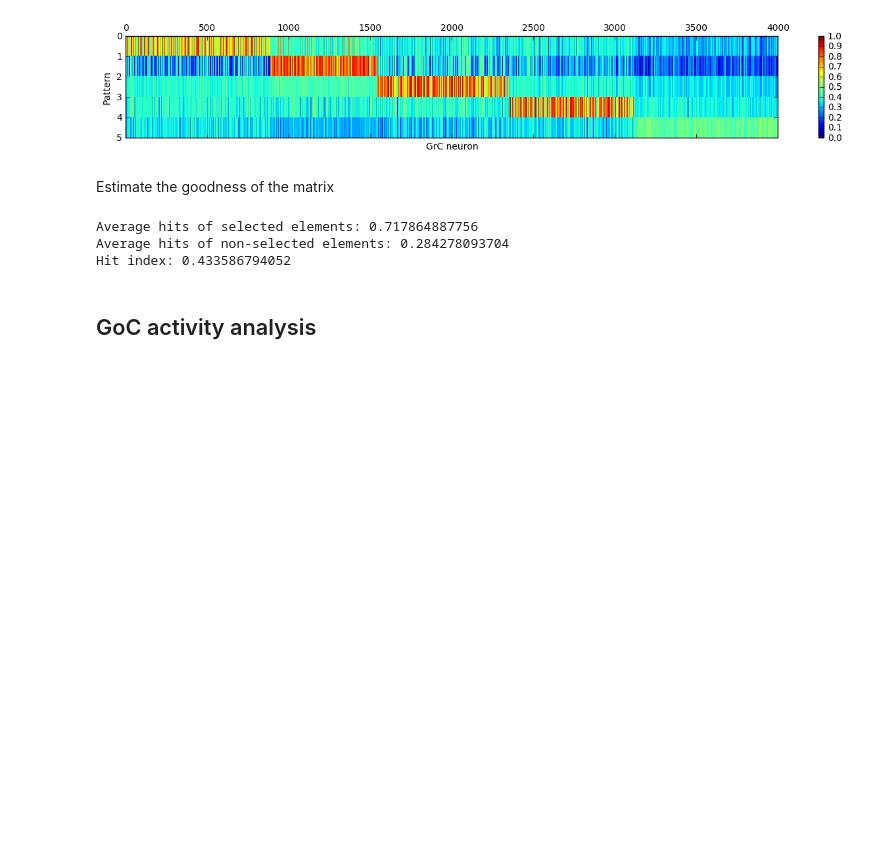
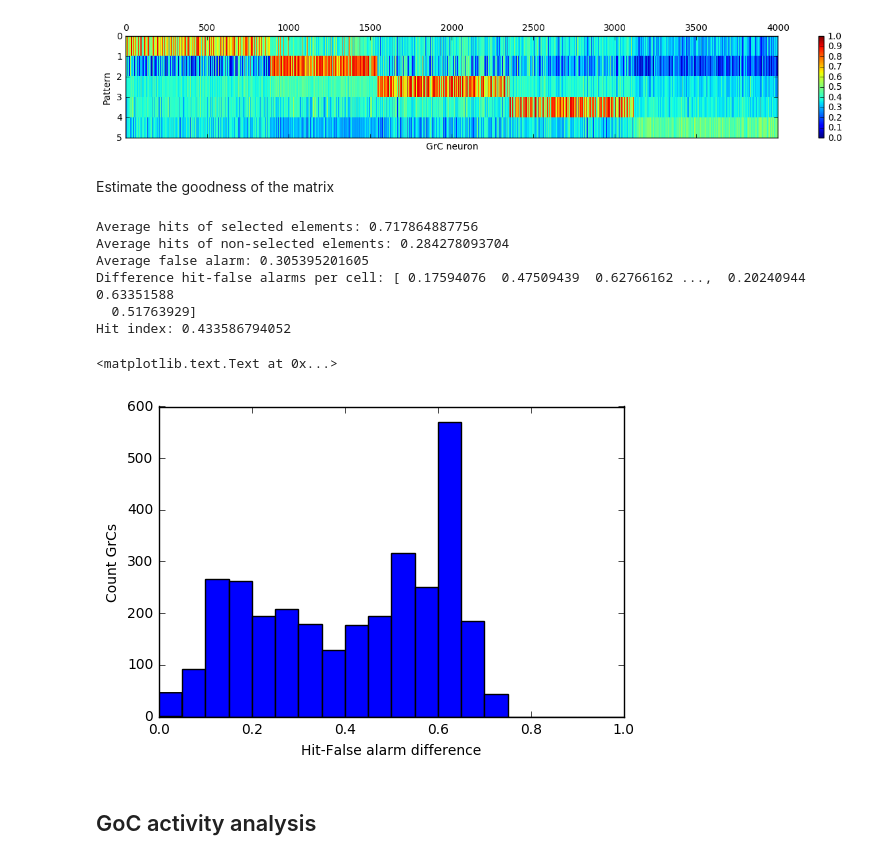
Before and after one commit to jgarridoalcazar/InhPlastVisualization, a Jupyter notebook: analysis/mfGrC/GrCActivityAnalysisAll.ipynb, the cells around one changed output. Drawn from its saved outputs; the diff is of its cells as text; code cells hidden in the pictures; blank space fills up the shorter version.

```diff
--- a/analysis/mfGrC/GrCActivityAnalysisAll.ipynb
+++ b/analysis/mfGrC/GrCActivityAnalysisAll.ipynb
@@ -22,7 +22,7 @@ simulation = FrequencySimulation.FrequencySimulation(config_file=config_file)
 # %% [markdown]
 Initialize the simulation
 # %%
-simulation.config_options['simulation']['verbosity'] = 'Debug'
+simulation.config_options['simulation']['verbosity'] = 'Info'
 simulation.config_options['simulation']['seed'] = 12345
 simulation.config_options['simulation']['time'] = simulation_time
 simulation.config_options['simulation']['register_activity_only_in_test'] = False
@@ -351,27 +347,41 @@ Estimate the goodness of the matrix
 # %%
 extended_hit = numpy.append(hit_matrix, [faa_matrix], axis=0)
 selected_pattern = numpy.argmax(extended_hit, axis=0)
 
 # Select those cells mainly responding to one of the patterns
 ind = numpy.where(selected_pattern<simulation.pattern_generator.number_of_patterns)
 
 diagonal = hit_matrix[selected_pattern[ind],ind]
+fa_diagonal = fa_matrix[selected_pattern[ind],ind]
+hit_fa_diff_per_cell = diagonal[0] - fa_diagonal[0]
 
 # Create a new matrix setting the diagonal values to zero
 zero_matrix = numpy.copy(hit_matrix)
 zero_matrix[selected_pattern[ind],ind] = 0.0
 
 # Calculate the average of the diagonal elements
 av_selected = numpy.average(diagonal)
 av_nonselected = numpy.sum(zero_matrix[:])/(simulation.cerebellum.get_number_of_elements(layer=layer)*(simulation.pattern_generator.number_of_patterns))
+av_fa_selected = numpy.average(fa_diagonal)
 print 'Average hits of selected elements:',av_selected
 print 'Average hits of non-selected elements:',av_nonselected
+print 'Average false alarm:',av_fa_selected
+print 'Difference hit-false alarms per cell:', hit_fa_diff_per_cell
 hit_index = av_selected - av_nonselected
 print 'Hit index:',hit_index
+plt.figure()
+plt.hist(hit_fa_diff_per_cell, bins=20, range=(0,1))
+plt.ylabel('Count GrCs')
+plt.xlabel('Hit-False alarm difference')
 # %% [output]
 Average hits of selected elements: 0.717864887756
 Average hits of non-selected elements: 0.284278093704
+Average false alarm: 0.305395201605
+Difference hit-false alarms per cell: [ 0.17594076  0.47509439  0.62766162 ...,  0.20240944  0.63351588
+  0.51763929]
 Hit index: 0.433586794052
+<matplotlib.text.Text at 0x...>
+[figure, added]
 # %% [markdown]
 ## GoC activity analysis
 # %% [markdown]
```
Also changed, not shown: parts of 4 cells of this notebook, 17 other files.
